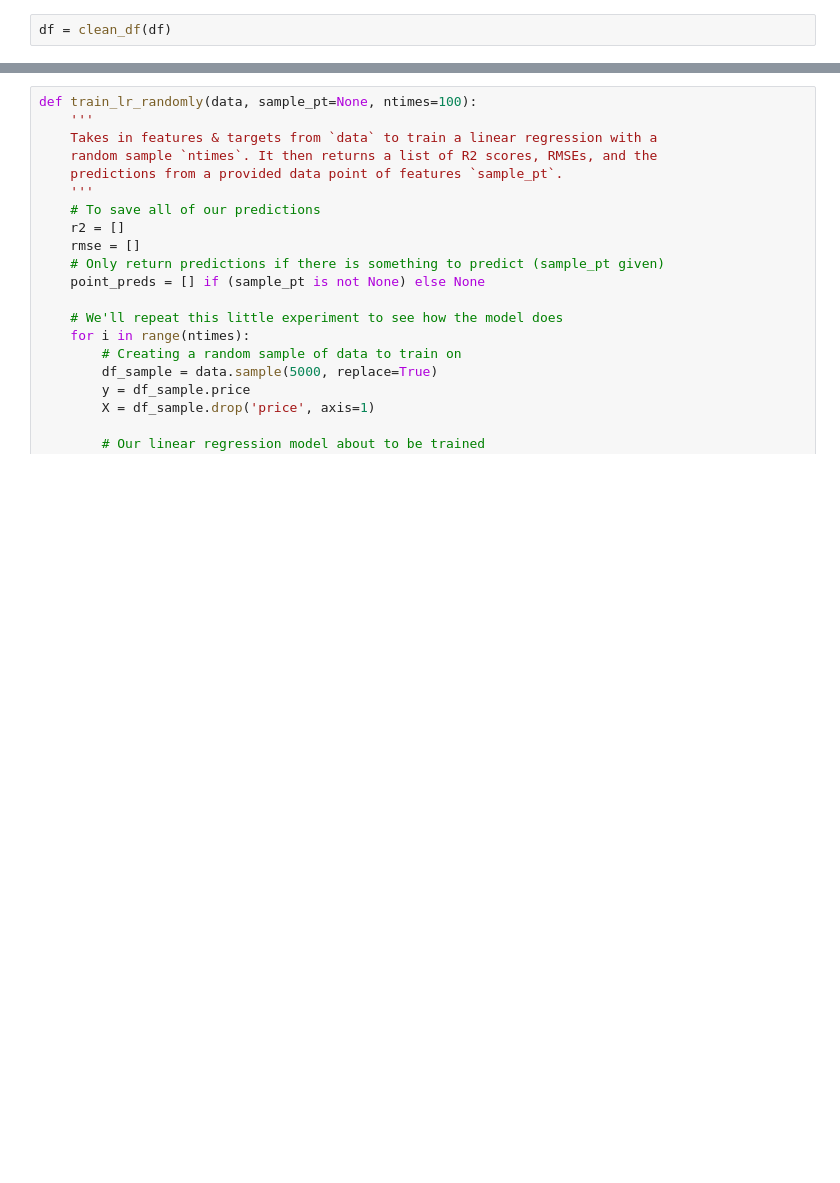
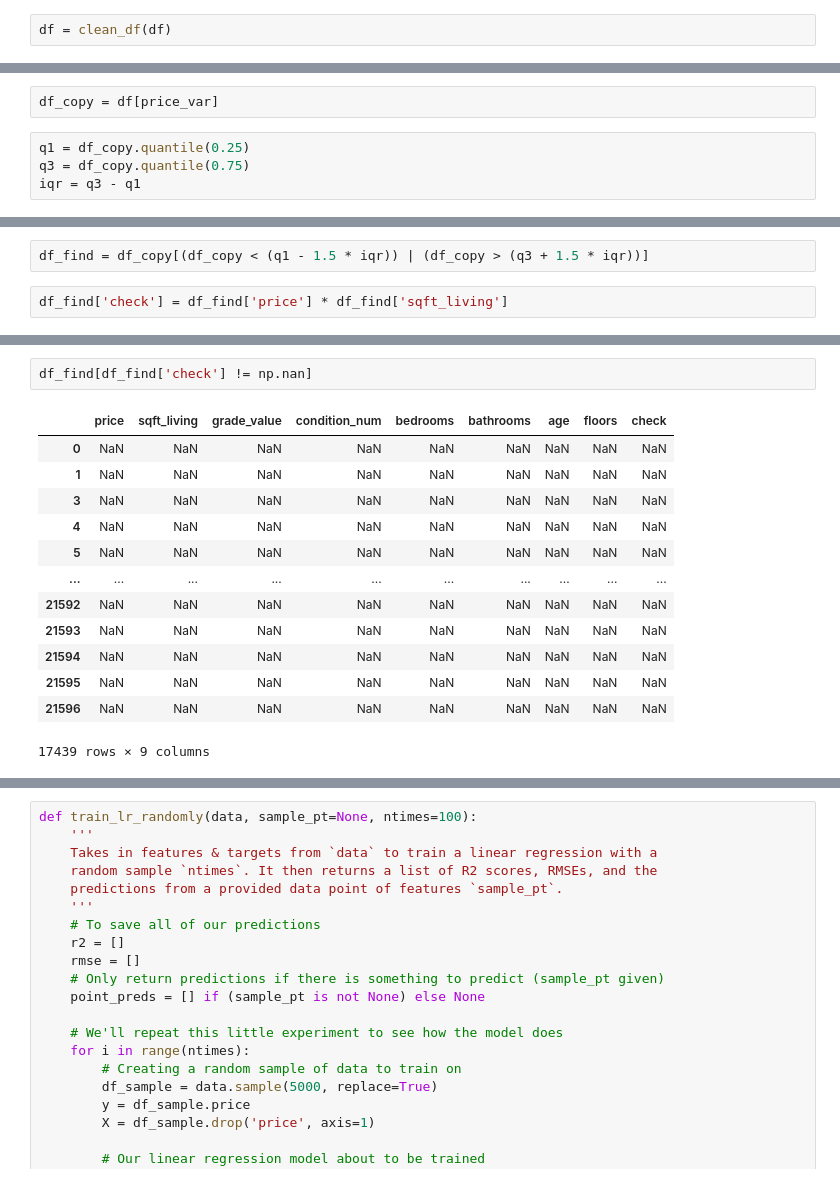
Before and after one commit to epradojr/King-County-House-Sales, a Jupyter notebook: King_House_Sales.ipynb, the cells around one changed output, grey strips where cells are left out. Saved outputs shown, nothing was run; the diff lists cells and outputs as text; blank space fills up the shorter version.

```diff
--- a/King_House_Sales.ipynb
+++ b/King_House_Sales.ipynb
@@ -166,0 +176,6 @@ memory usage: 1.8+ MB
+# %%
+df_copy = df[price_var]
+# %%
+q1 = df_copy.quantile(0.25)
+q3 = df_copy.quantile(0.75)
+iqr = q3 - q1
@@ -166,0 +194,4 @@ memory usage: 1.8+ MB
+# %%
+df_find = df_copy[(df_copy < (q1 - 1.5 * iqr)) | (df_copy > (q3 + 1.5 * iqr))]
+# %%
+df_find['check'] = df_find['price'] * df_find['sqft_living']
@@ -166,0 +213,16 @@ memory usage: 1.8+ MB
+# %%
+df_find[df_find['check'] != np.nan]
+# %% [output]
+|  | price | sqft_living | grade_value | condition_num | bedrooms | bathrooms | age | floors | check |
+| 0 | NaN | NaN | NaN | NaN | NaN | NaN | NaN | NaN | NaN |
+| 1 | NaN | NaN | NaN | NaN | NaN | NaN | NaN | NaN | NaN |
+| 3 | NaN | NaN | NaN | NaN | NaN | NaN | NaN | NaN | NaN |
+| 4 | NaN | NaN | NaN | NaN | NaN | NaN | NaN | NaN | NaN |
+| 5 | NaN | NaN | NaN | NaN | NaN | NaN | NaN | NaN | NaN |
+| ... | ... | ... | ... | ... | ... | ... | ... | ... | ... |
+| 21592 | NaN | NaN | NaN | NaN | NaN | NaN | NaN | NaN | NaN |
+| 21593 | NaN | NaN | NaN | NaN | NaN | NaN | NaN | NaN | NaN |
+| 21594 | NaN | NaN | NaN | NaN | NaN | NaN | NaN | NaN | NaN |
+| 21595 | NaN | NaN | NaN | NaN | NaN | NaN | NaN | NaN | NaN |
+| 21596 | NaN | NaN | NaN | NaN | NaN | NaN | NaN | NaN | NaN |
+17439 rows × 9 columns
```
Also changed, not shown: parts of 33 cells of this notebook.
